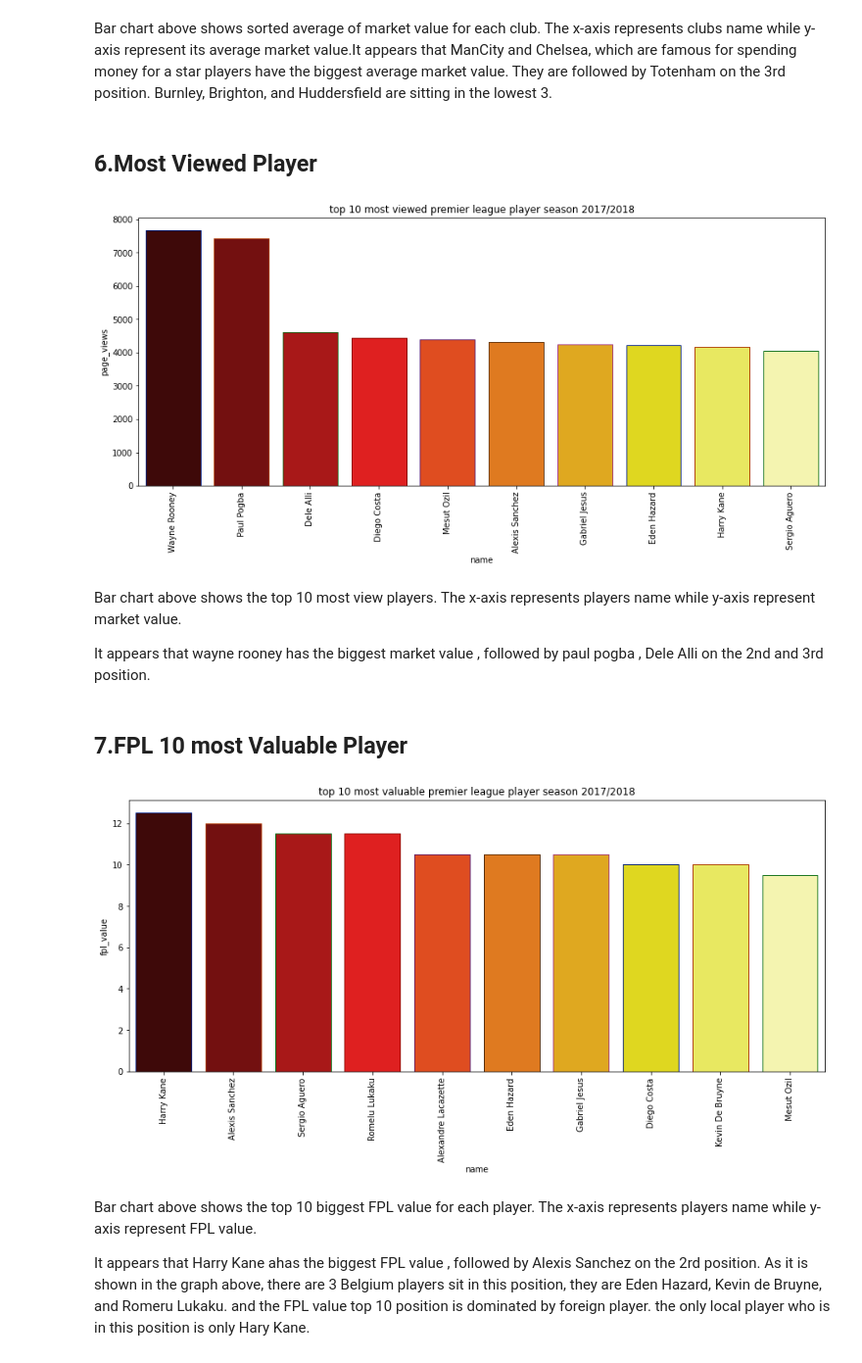
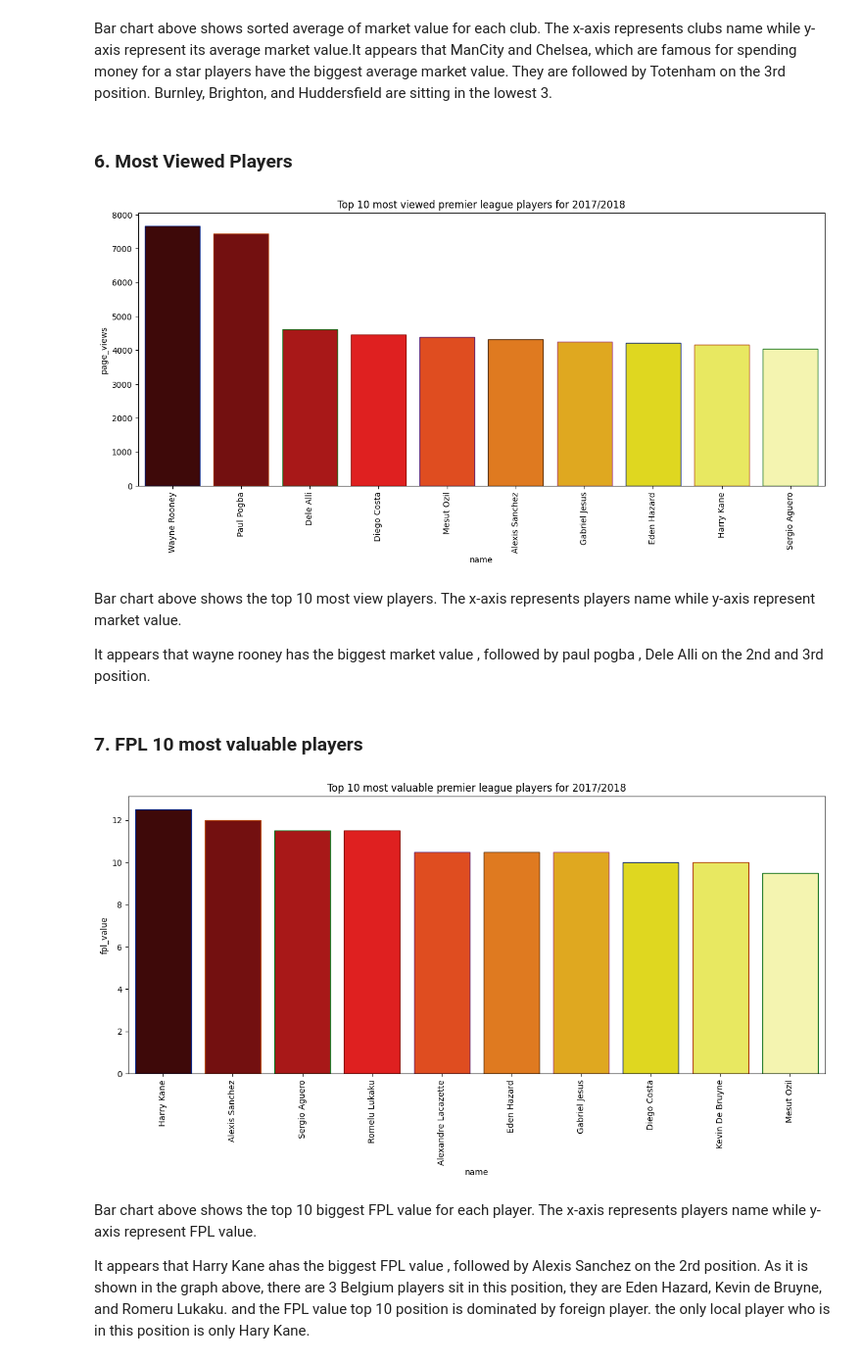
Before and after one commit to coderjolly/football-player-prediction, a Jupyter notebook: football_prediction.ipynb, the cells around one changed output. Shown at 98% size. Drawn from its saved outputs; the diff is of its cells as text; code cells hidden in the pictures.

```diff
--- a/football_prediction.ipynb
+++ b/football_prediction.ipynb
@@ -15,6 +15,6 @@ reading the csv files
 # %%
 import io
 import pandas as pd
-players = pd.read_csv(io.BytesIO(uploaded['dataset-coursework-football.csv']))
+players = pd.read_csv("football.csv")
 # Dataset is now stored in a Pandas Dataframe
 # %% [markdown]
@@ -214,31 +214,31 @@ plt.show()
 # %% [markdown]
 Bar chart above shows sorted average of market value for each club. The x-axis represents clubs name while y-axis represent its average market value.It appears that ManCity and Chelsea, which are famous for spending money for a star players have the biggest average market value. They are followed by Totenham on the 3rd position. Burnley, Brighton, and Huddersfield are sitting in the lowest 3.
 # %% [markdown]
-## **6.Most Viewed Player**
+### **6. Most Viewed Players**
 # %%
 players_view = players.nlargest(10, 'page_views').sort_values('page_views',ascending=False)
 plt.subplots(figsize=(15,6))
 sns.barplot(x="name", y="page_views",  data=players_view ,palette='hot',edgecolor=sns.color_palette('dark',7))
 plt.xticks(rotation=90)
-plt.title('top 10 most viewed premier league player season 2017/2018')
+plt.title('Top 10 most viewed premier league players for 2017/2018')
 plt.show()
 # %% [output]
-[figure, old version]
+[figure, new version]
 # %% [markdown]
 Bar chart above shows the top 10 most view players. The x-axis represents players name while y-axis represent market value.
 
 It appears that wayne rooney has the biggest market value , followed by paul pogba , Dele Alli on the 2nd and 3rd position.
 # %% [markdown]
-## **7.FPL 10 most Valuable Player**
+### **7. FPL 10 most valuable players**
 # %%
 players_view = players.nlargest(10, 'fpl_value').sort_values('fpl_value',ascending=False)
 plt.subplots(figsize=(15,6))
 sns.barplot(x="name", y="fpl_value",  data=players_view ,palette='hot',edgecolor=sns.color_palette('dark',7))
 plt.xticks(rotation=90)
-plt.title('top 10 most valuable premier league player season 2017/2018')
+plt.title('Top 10 most valuable premier league players for 2017/2018')
 plt.show()
 # %% [output]
-[figure, old version]
+[figure, new version]
 # %% [markdown]
 Bar chart above shows the top 10 biggest FPL value for each player. The x-axis represents players name while y-axis represent FPL value.
 
```
Also changed, not shown: parts of 46 cells of this notebook.
